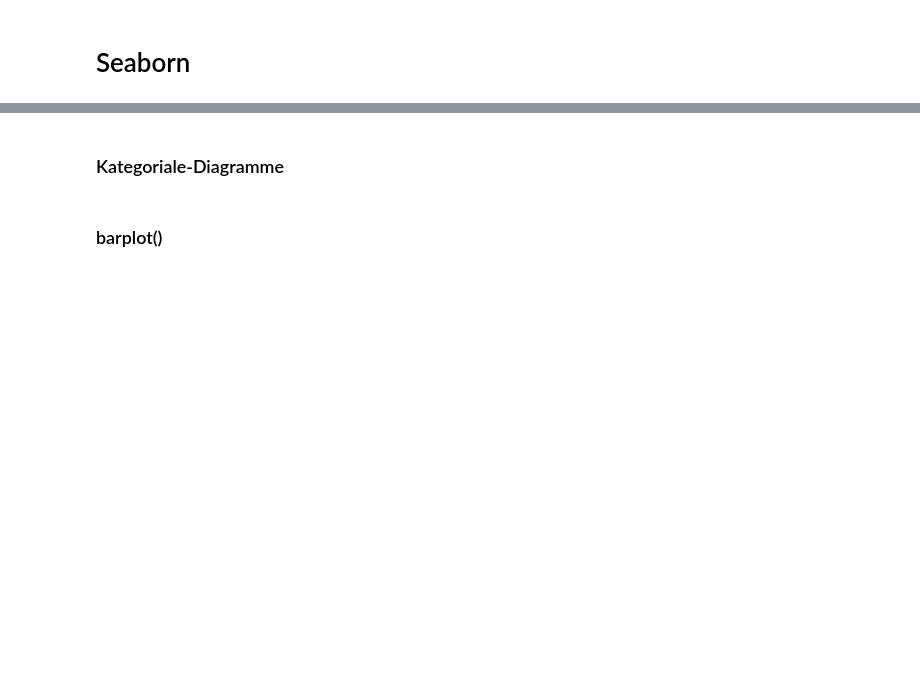
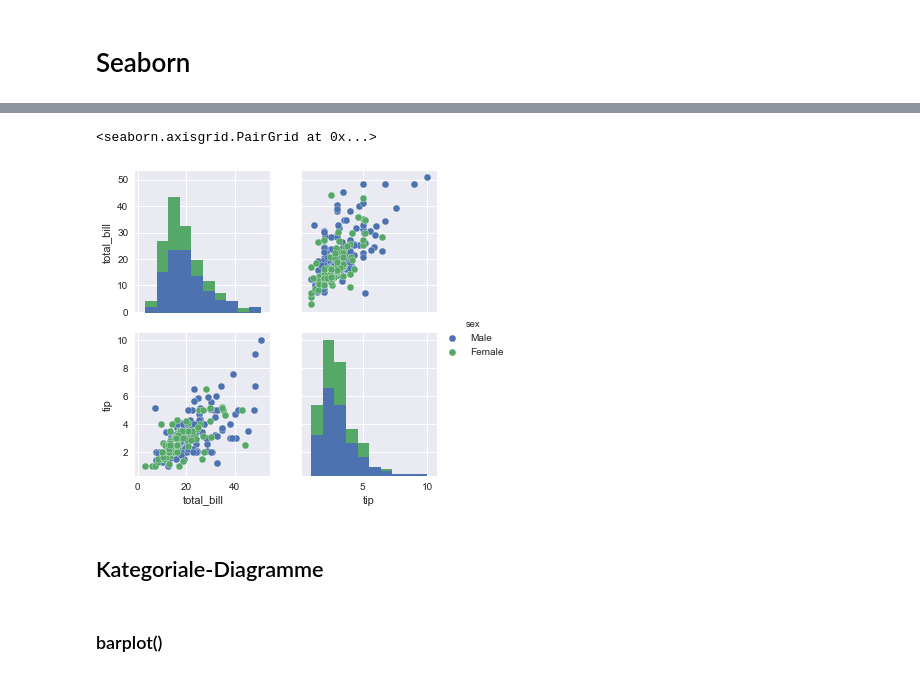
Before and after one commit to sglusnevs/Python4DataScientists, a Jupyter notebook: PythonFürDatenanalyse/4. Seaborn.ipynb, the cells around one changed output, grey strips where cells are left out. Drawn from its saved outputs; the diff is of its cells as text; code cells hidden in the pictures; blank space fills up the shorter version.

```diff
--- a/PythonFürDatenanalyse/4. Seaborn.ipynb
+++ b/PythonFürDatenanalyse/4. Seaborn.ipynb
@@ -43,7 +86,10 @@ sns.rugplot(tps['total_bill'])
 # %%
-sns.pairplot(data = tps, hue='sex', vars=['total_bill', 'tip']))
+sns.pairplot(data = tps, hue='sex', vars=['total_bill', 'tip'])
+# %% [output]
+<seaborn.axisgrid.PairGrid at 0x...>
+[figure, added]
 # %% [markdown]
-### Kategoriale-Diagramme
+## Kategoriale-Diagramme
 # %% [markdown]
 ### barplot()
 # %%
```
Also changed, not shown: parts of 25 cells of this notebook, 4 other files.
